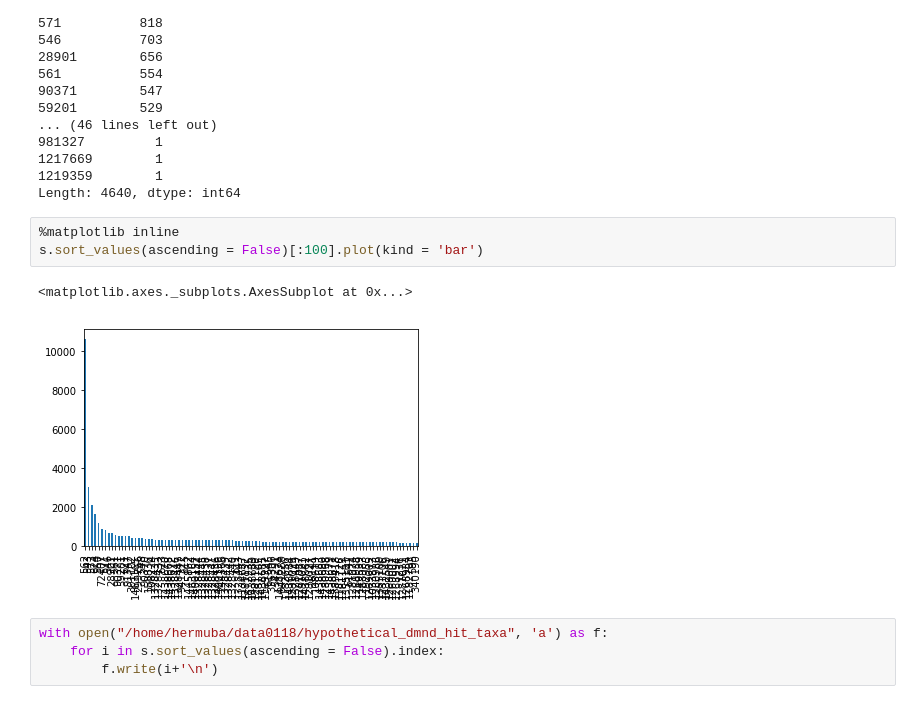
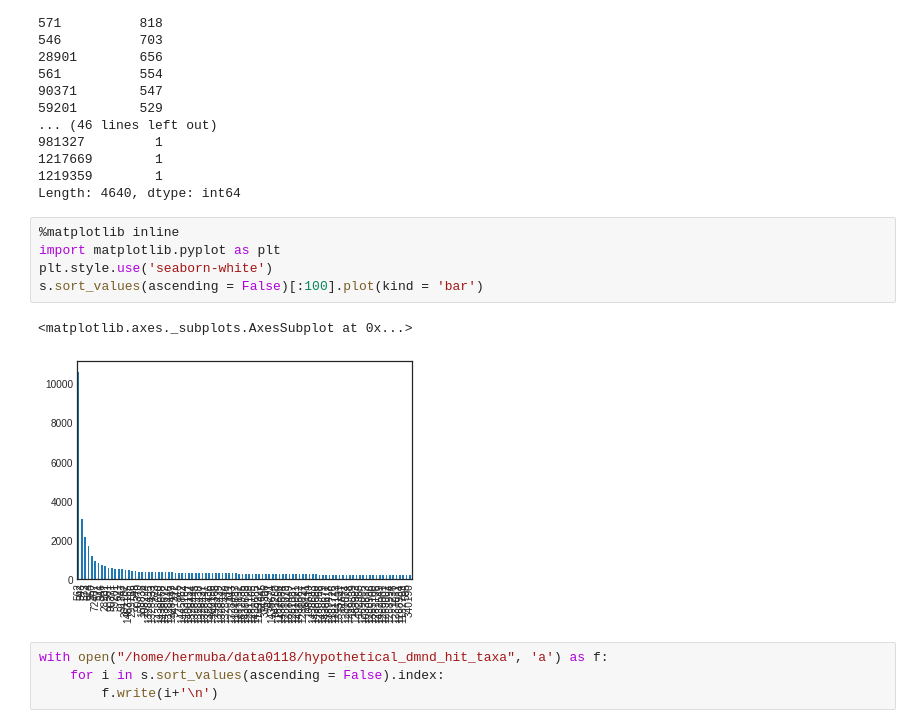
Before and after one commit to algaebrown/resistanceExp, a Jupyter notebook: visualization/exp8_blast/20181005hypothetical_taxa_hit.ipynb, the cells around one changed output. Drawn from its saved outputs; the diff is of its cells as text.

```diff
--- a/visualization/exp8_blast/20181005hypothetical_taxa_hit.ipynb
+++ b/visualization/exp8_blast/20181005hypothetical_taxa_hit.ipynb
@@ -130,10 +130,12 @@ s.sort_values(ascending = False)
 Length: 4640, dtype: int64
 # %%
 %matplotlib inline
+import matplotlib.pyplot as plt
+plt.style.use('seaborn-white')
 s.sort_values(ascending = False)[:100].plot(kind = 'bar')
 # %% [output]
 <matplotlib.axes._subplots.AxesSubplot at 0x...>
-[figure, old version]
+[figure, new version]
 # %%
 with open("/home/hermuba/data0118/hypothetical_dmnd_hit_taxa", 'a') as f:
     for i in s.sort_values(ascending = False).index:
```
Also changed, not shown: parts of 6 cells of this notebook, 23 other files.
